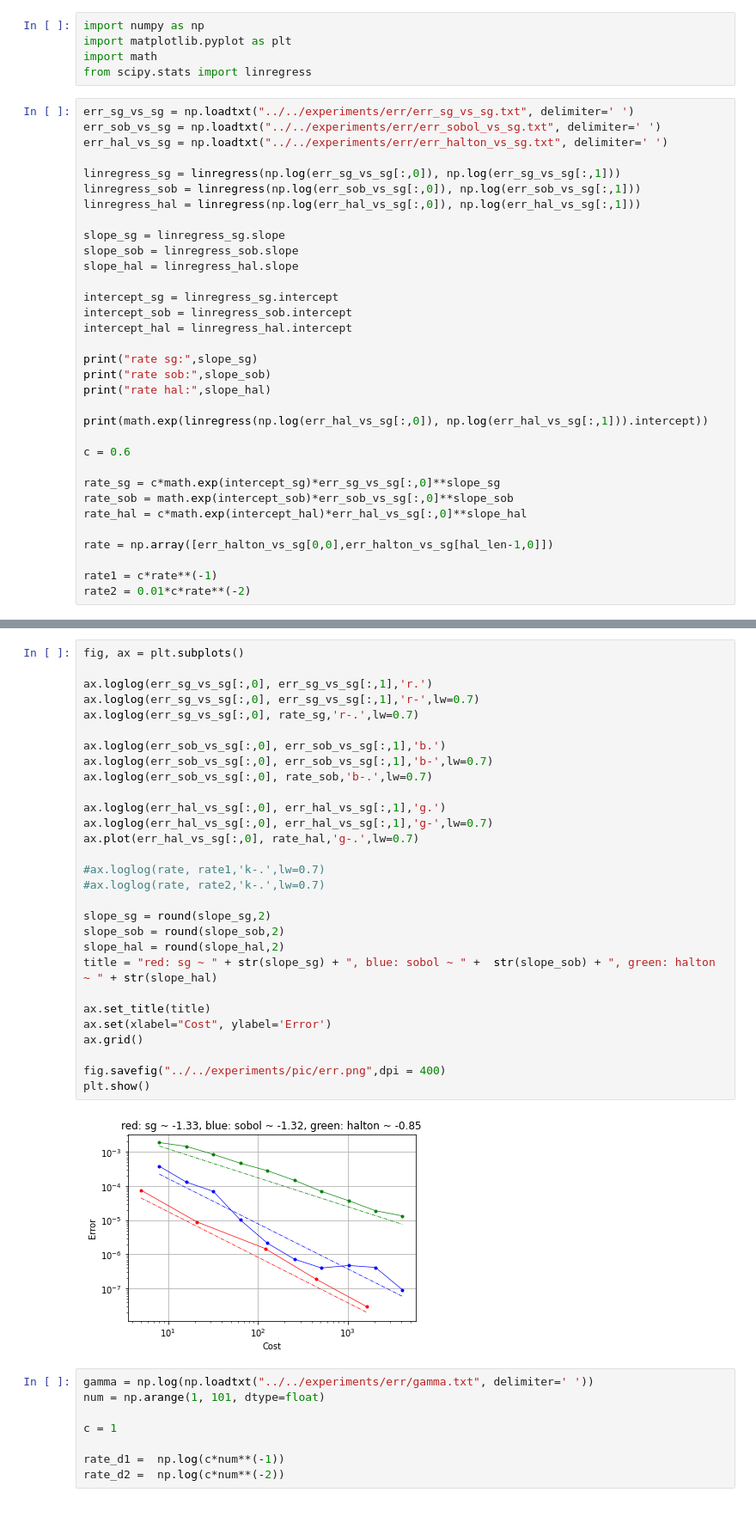
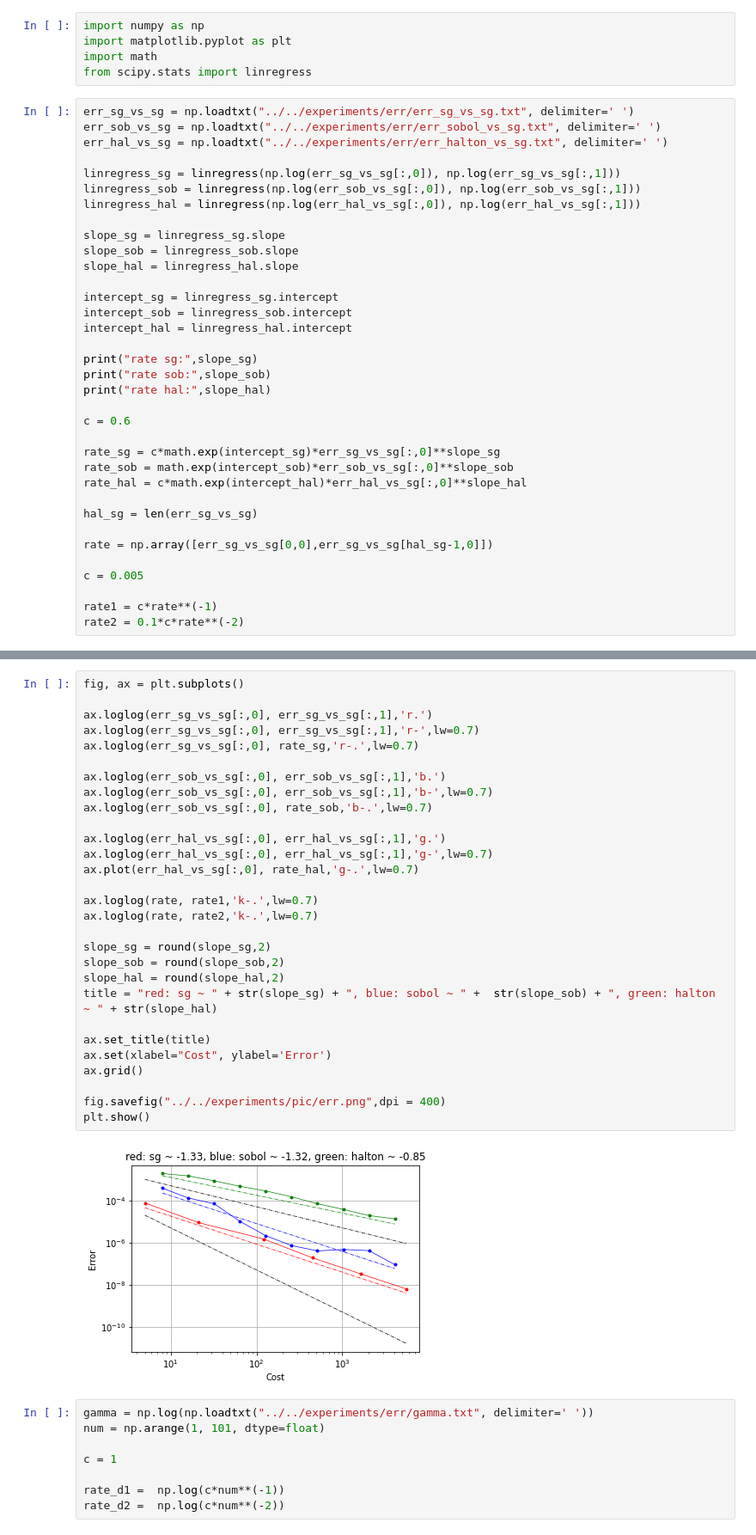
Before and after one commit to vkarnaev/random_domain_elasticity, a Jupyter notebook: utils/python/plotGraph.ipynb, the cells around one changed output, grey strips where cells are left out. Shown at 86% size. Cells and saved outputs as stored; diff of their text form.

```diff
--- a/utils/python/plotGraph.ipynb
+++ b/utils/python/plotGraph.ipynb
@@ -24,16 +24,18 @@ print("rate sg:",slope_sg)
 print("rate sob:",slope_sob)
 print("rate hal:",slope_hal)
 
-print(math.exp(linregress(np.log(err_hal_vs_sg[:,0]), np.log(err_hal_vs_sg[:,1])).intercept))
-
 c = 0.6
 
 rate_sg = c*math.exp(intercept_sg)*err_sg_vs_sg[:,0]**slope_sg
 rate_sob = math.exp(intercept_sob)*err_sob_vs_sg[:,0]**slope_sob
 rate_hal = c*math.exp(intercept_hal)*err_hal_vs_sg[:,0]**slope_hal
 
-rate = np.array([err_halton_vs_sg[0,0],err_halton_vs_sg[hal_len-1,0]])
+hal_sg = len(err_sg_vs_sg)
+
+rate = np.array([err_sg_vs_sg[0,0],err_sg_vs_sg[hal_sg-1,0]])
+
+c = 0.005
 
 rate1 = c*rate**(-1)
-rate2 = 0.01*c*rate**(-2)
+rate2 = 0.1*c*rate**(-2)
 # %% [output]
@@ -44,34 +45,34 @@ rate hal: -0.8471841763528967
 # %%
 fig, ax = plt.subplots()
 
 ax.loglog(err_sg_vs_sg[:,0], err_sg_vs_sg[:,1],'r.')
 ax.loglog(err_sg_vs_sg[:,0], err_sg_vs_sg[:,1],'r-',lw=0.7)
 ax.loglog(err_sg_vs_sg[:,0], rate_sg,'r-.',lw=0.7)
 
 ax.loglog(err_sob_vs_sg[:,0], err_sob_vs_sg[:,1],'b.')
 ax.loglog(err_sob_vs_sg[:,0], err_sob_vs_sg[:,1],'b-',lw=0.7)
 ax.loglog(err_sob_vs_sg[:,0], rate_sob,'b-.',lw=0.7)
 
 ax.loglog(err_hal_vs_sg[:,0], err_hal_vs_sg[:,1],'g.')
 ax.loglog(err_hal_vs_sg[:,0], err_hal_vs_sg[:,1],'g-',lw=0.7)
 ax.plot(err_hal_vs_sg[:,0], rate_hal,'g-.',lw=0.7)
 
-#ax.loglog(rate, rate1,'k-.',lw=0.7)
-#ax.loglog(rate, rate2,'k-.',lw=0.7)
+ax.loglog(rate, rate1,'k-.',lw=0.7)
+ax.loglog(rate, rate2,'k-.',lw=0.7)
 
 slope_sg = round(slope_sg,2)
 slope_sob = round(slope_sob,2)
 slope_hal = round(slope_hal,2)
 title = "red: sg ~ " + str(slope_sg) + ", blue: sobol ~ " +  str(slope_sob) + ", green: halton ~ " + str(slope_hal)
 
 ax.set_title(title)
 ax.set(xlabel="Cost", ylabel='Error')
 ax.grid()
 
 fig.savefig("../../experiments/pic/err.png",dpi = 400)
 plt.show()
 # %% [output]
-[figure, old version]
+[figure, new version]
 # %%
 gamma = np.log(np.loadtxt("../../experiments/err/gamma.txt", delimiter=' '))
 num = np.arange(1, 101, dtype=float)
```
Also changed, not shown: parts of 1 cell of this notebook, 8 other files.
